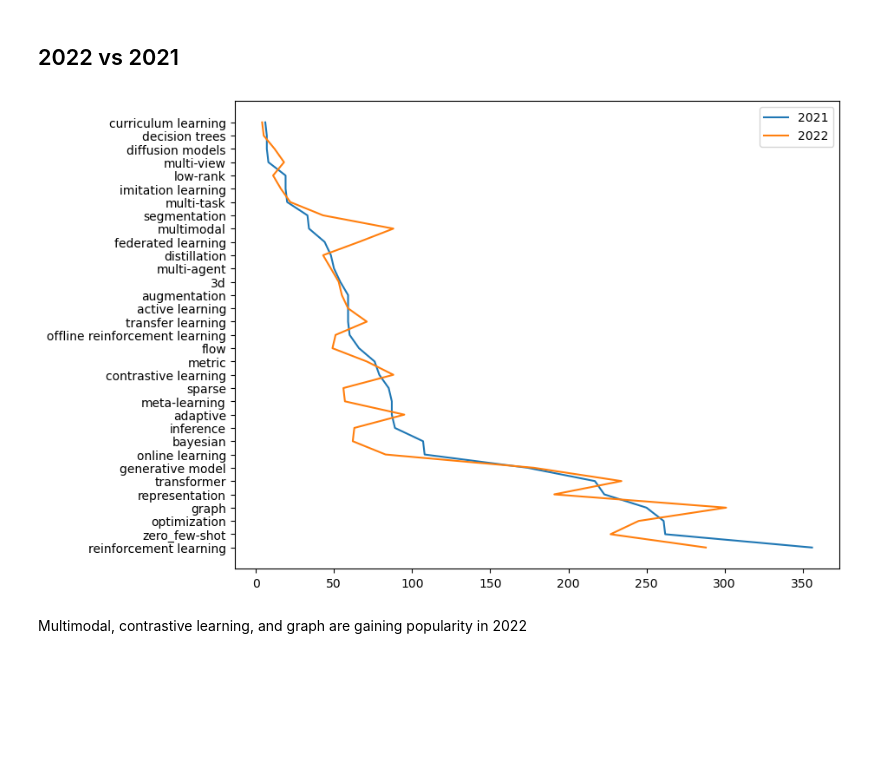
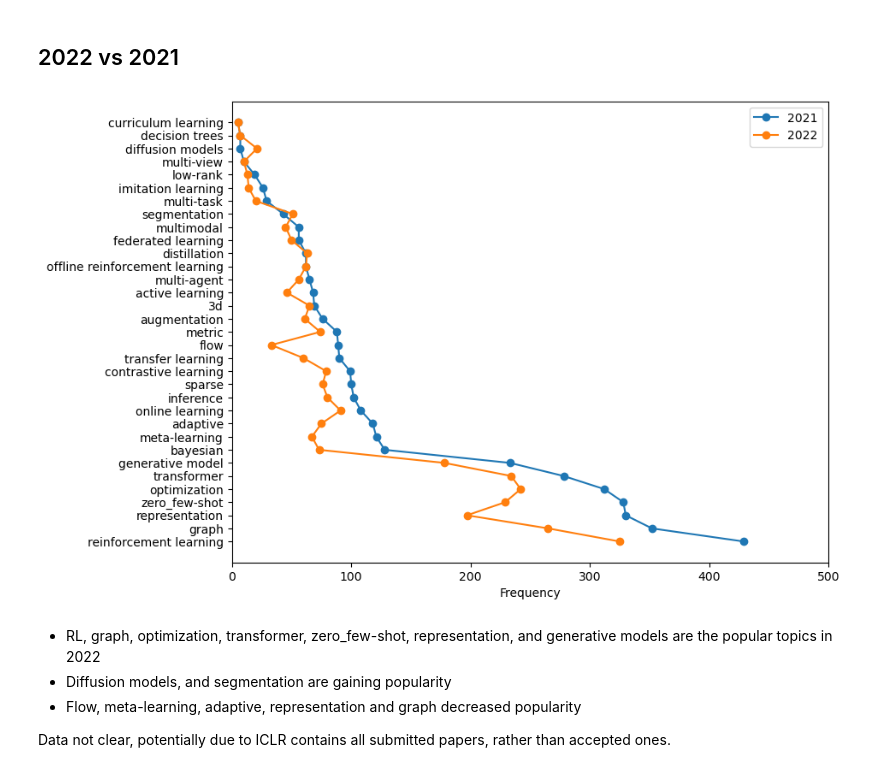
Before and after one commit to charlesxu90/AI-trends, a Jupyter notebook: 1.assign_topics.ipynb, the cells around one changed output. Drawn from its saved outputs; the diff is of its cells as text; code cells hidden in the pictures; blank space fills up the shorter version.

Commit message:
Update images.

```diff
--- a/1.assign_topics.ipynb
+++ b/1.assign_topics.ipynb
@@ -97,6 +87,6 @@ useless_kw = ['learn', 'learning', 'era', 'network', 'neural', 'mode', 'model',
 # %%
-df_2021 = read_csv_in_folder('data/2021')
-df_2021['title_lower'] = df_2021['Title'].map(lambda x: x.lower())
+df_2021 = pd.read_csv('data/processed/2021.csv')
+df_2021['title_lower'] = df_2021['title'].map(lambda x: x.lower())
 kw_cadidate_counts_sorted = obtain_cadidate_keywords(df_2021)
 
 kw_cadidate_counts_sorted
@@ -106,6 +112,6 @@ total 5400 keywords, 0 candidates after filtering
 # %% [markdown]
 ### 2022
 # %%
-df_2022 = read_csv_in_folder('data/2022')
-df_2022['title_lower'] = df_2022['Title'].map(lambda x: x.lower())
+df_2022 = pd.read_csv('data/processed/2022.csv')
+df_2022['title_lower'] = df_2022['title'].map(lambda x: x.lower())
 # %%
@@ -169,19 +188,31 @@ _, freq_22, ratio_22 = calculate_topic_frequency_ratio(df_2022)
 # %%
 import numpy as np
 
+sortby = '2021'
 topic2freq_21 = {topic:freq for topic, freq in zip(topics, freq_21)}
-topic2freq_21 = dict(sorted(topic2freq_21.items(), key=operator.itemgetter(1),reverse=True))
+topic2freq_22 = {topic:freq for topic, freq in zip(topics, freq_22)}
 
-topic2freq_22 = {topic:freq for topic, freq in zip(topics, freq_22)}
-topic2freq_22 = {topic:topic2freq_22[topic] for topic in topic2freq_21.keys()}
+if sortby == '2021':
+    topics_sorted = sorted(topic2freq_21.keys(), key=lambda x: topic2freq_21[x], reverse=True)
+else:
+    topics_sorted = sorted(topic2freq_22.keys(), key=lambda x: topic2freq_22[x], reverse=True)
+
+topic2freq_21 = {topic:topic2freq_21[topic] for topic in topics_sorted}
+topic2freq_22 = {topic:topic2freq_22[topic] for topic in topics_sorted}
 
 plt.figure(figsize=(9,7))
-plt.plot(topic2freq_21.values(), topic2freq_21.keys(), label='2021')
-plt.plot(topic2freq_22.values(), topic2freq_22.keys(), label='2022')
+plt.plot(topic2freq_21.values(), topic2freq_21.keys(), '-o', label='2021')
+plt.plot(topic2freq_22.values(), topic2freq_22.keys(), '-o', label='2022')
+plt.xlim([0, 500])
+plt.xlabel('Frequency')
 plt.legend()
-plt.savefig('./figures/Topics_summary.jpg', bbox_inches='tight')
+plt.savefig('./figures/Topics_summary-2022.jpg', bbox_inches='tight')
 plt.show()
 # %% [output]
-[figure, old version]
+[figure, new version]
 # %% [markdown]
-Multimodal, contrastive learning, and graph are gaining popularity in 2022
+- RL, graph, optimization, transformer, zero_few-shot, representation, and generative models are the popular topics in 2022
+- Diffusion models, and segmentation are gaining popularity
+- Flow, meta-learning, adaptive, representation and graph decreased popularity
+
+Data not clear, potentially due to ICLR contains all submitted papers, rather than accepted ones.
```
Also changed, not shown: parts of 13 cells of this notebook, 4 other files.
